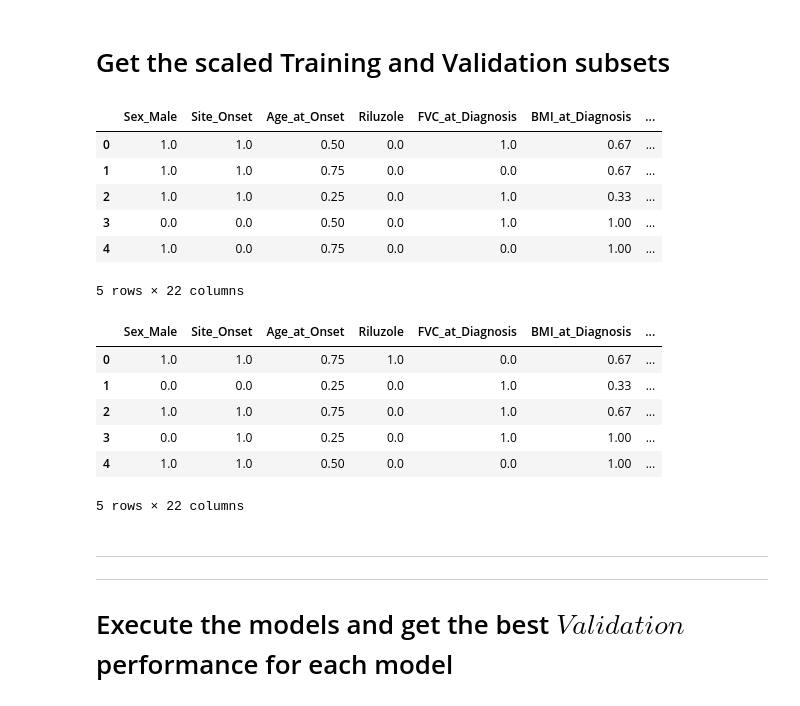
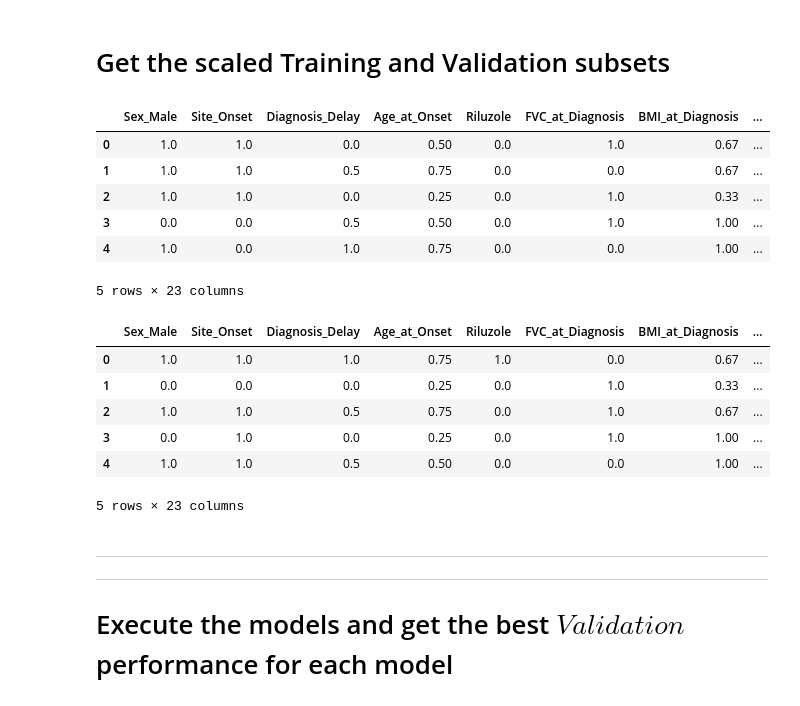
Before and after one commit to fabianopapaiz/als_prognosis_using_ensemble_imbalance, a Jupyter notebook: 05_Train_Validate_Models/05.10.1 - Single-Model Scenario - Train Models using Grid Search.ipynb, the cells around one changed output. Saved outputs shown, nothing was run; the diff lists cells and outputs as text; code cells hidden in the pictures.

```diff
--- a/05_Train_Validate_Models/05.10.1 - Single-Model Scenario - Train Models using Grid Search.ipynb
+++ b/05_Train_Validate_Models/05.10.1 - Single-Model Scenario - Train Models using Grid Search.ipynb
@@ -47,26 +47,26 @@ The autoreload extension is already loaded. To reload it, use:
 # %%
 X_train, y_train, X_valid, y_valid = utils.get_train_and_validation_data(
     scaled=True,
-    use_diagnosis_delay=False,
+    use_diagnosis_delay=True,
 )
 
 display(X_train.head())
 display(X_valid.head())
 # %% [output]
-|  | Sex_Male | Site_Onset | Age_at_Onset | Riluzole | FVC_at_Diagnosis | BMI_at_Diagnosis | ... |
-| 0 | 1.0 | 1.0 | 0.50 | 0.0 | 1.0 | 0.67 | ... |
-| 1 | 1.0 | 1.0 | 0.75 | 0.0 | 0.0 | 0.67 | ... |
-| 2 | 1.0 | 1.0 | 0.25 | 0.0 | 1.0 | 0.33 | ... |
-| 3 | 0.0 | 0.0 | 0.50 | 0.0 | 1.0 | 1.00 | ... |
-| 4 | 1.0 | 0.0 | 0.75 | 0.0 | 0.0 | 1.00 | ... |
+|  | Sex_Male | Site_Onset | Diagnosis_Delay | Age_at_Onset | Riluzole | FVC_at_Diagnosis | BMI_at_Diagnosis | ... |
+| 0 | 1.0 | 1.0 | 0.0 | 0.50 | 0.0 | 1.0 | 0.67 | ... |
+| 1 | 1.0 | 1.0 | 0.5 | 0.75 | 0.0 | 0.0 | 0.67 | ... |
+| 2 | 1.0 | 1.0 | 0.0 | 0.25 | 0.0 | 1.0 | 0.33 | ... |
+| 3 | 0.0 | 0.0 | 0.5 | 0.50 | 0.0 | 1.0 | 1.00 | ... |
+| 4 | 1.0 | 0.0 | 1.0 | 0.75 | 0.0 | 0.0 | 1.00 | ... |
-5 rows × 22 columns
+5 rows × 23 columns
-|  | Sex_Male | Site_Onset | Age_at_Onset | Riluzole | FVC_at_Diagnosis | BMI_at_Diagnosis | ... |
-| 0 | 1.0 | 1.0 | 0.75 | 1.0 | 0.0 | 0.67 | ... |
-| 1 | 0.0 | 0.0 | 0.25 | 0.0 | 1.0 | 0.33 | ... |
-| 2 | 1.0 | 1.0 | 0.75 | 0.0 | 1.0 | 0.67 | ... |
-| 3 | 0.0 | 1.0 | 0.25 | 0.0 | 1.0 | 1.00 | ... |
-| 4 | 1.0 | 1.0 | 0.50 | 0.0 | 0.0 | 1.00 | ... |
+|  | Sex_Male | Site_Onset | Diagnosis_Delay | Age_at_Onset | Riluzole | FVC_at_Diagnosis | BMI_at_Diagnosis | ... |
+| 0 | 1.0 | 1.0 | 1.0 | 0.75 | 1.0 | 0.0 | 0.67 | ... |
+| 1 | 0.0 | 0.0 | 0.0 | 0.25 | 0.0 | 1.0 | 0.33 | ... |
+| 2 | 1.0 | 1.0 | 0.5 | 0.75 | 0.0 | 1.0 | 0.67 | ... |
+| 3 | 0.0 | 1.0 | 0.0 | 0.25 | 0.0 | 1.0 | 1.00 | ... |
+| 4 | 1.0 | 1.0 | 0.5 | 0.50 | 0.0 | 0.0 | 1.00 | ... |
-5 rows × 22 columns
+5 rows × 23 columns
 # %% [markdown]
 ---
 ---
```
Also changed, not shown: parts of 4 cells of this notebook, 18 other files.
